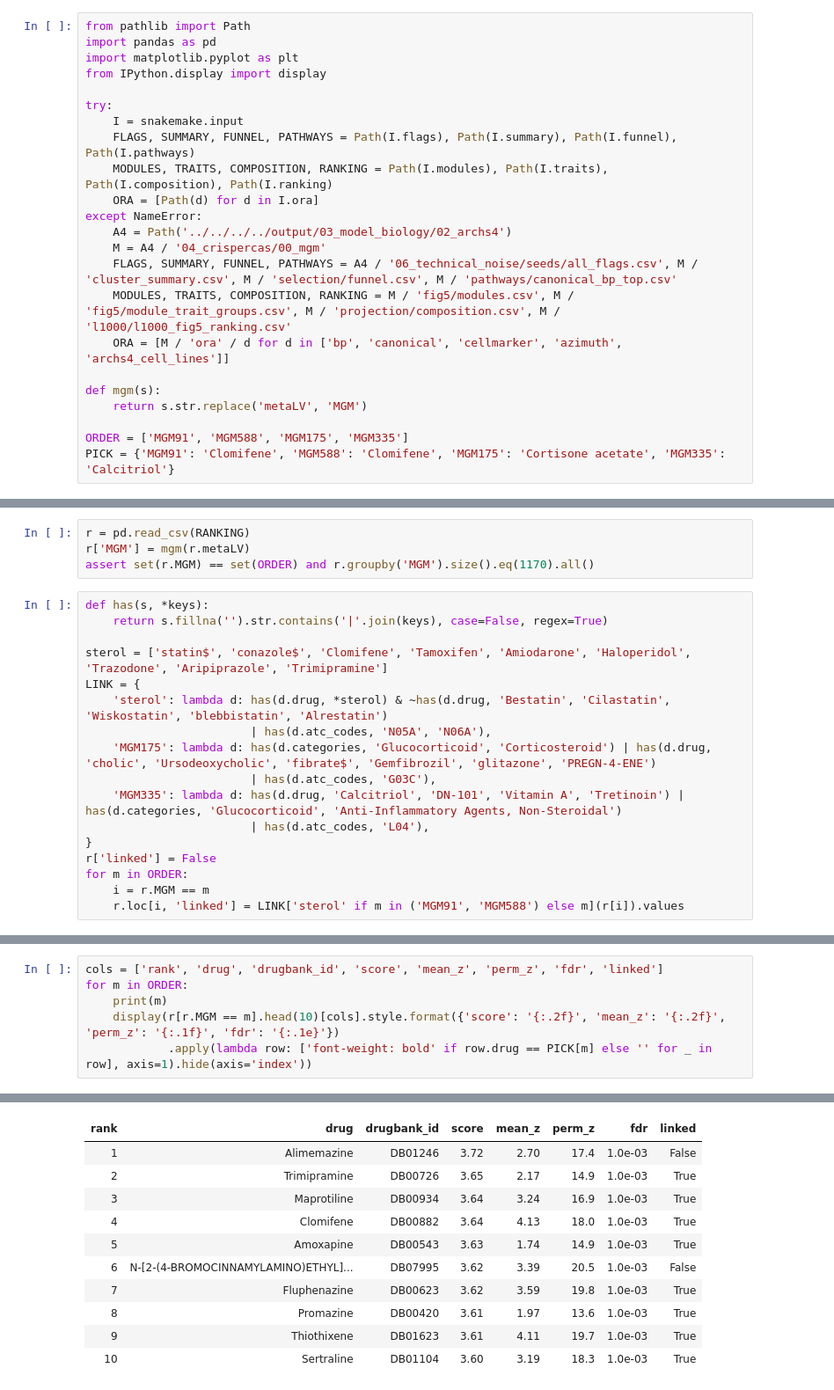
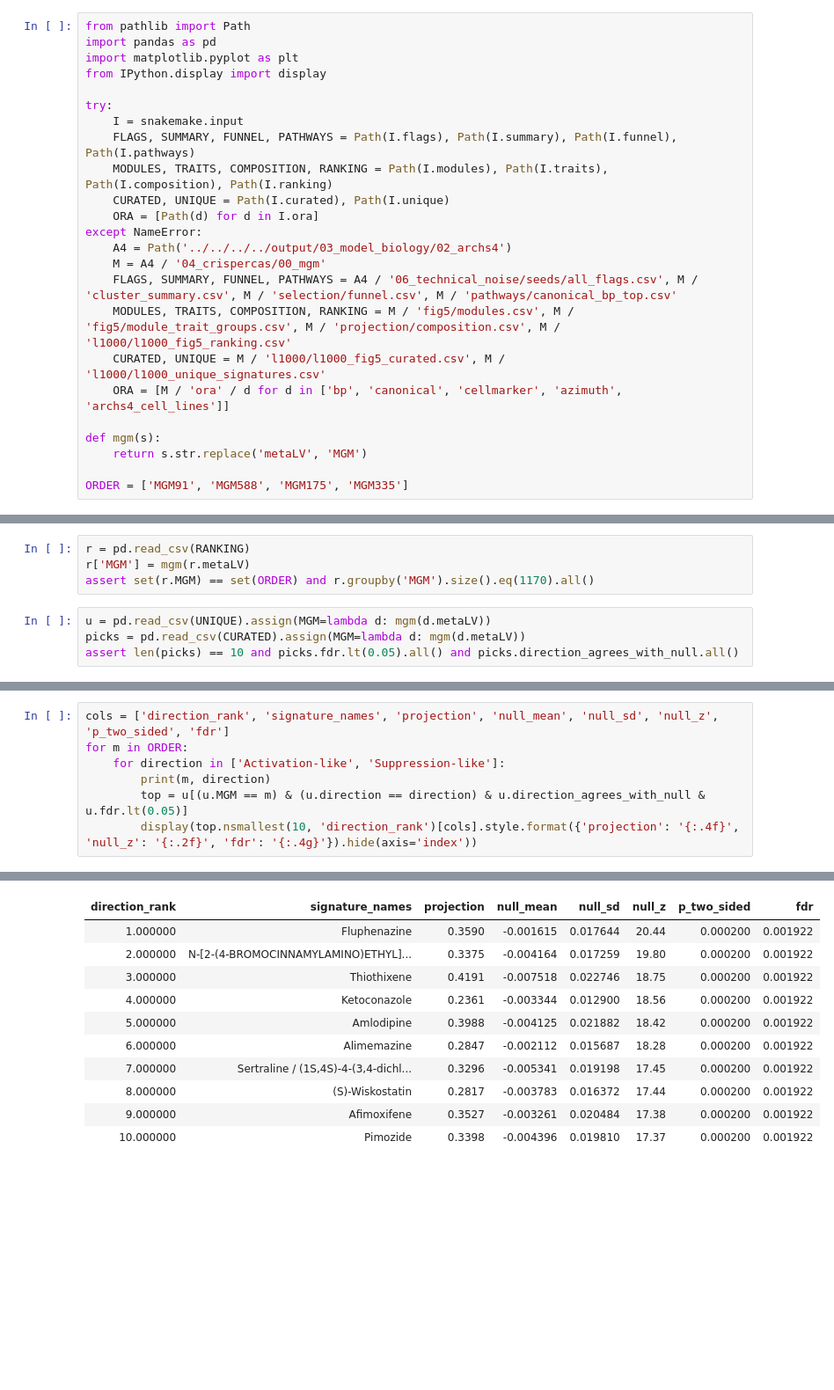
Before and after one commit to miltondp/clamp-analyses, a Jupyter notebook: nbs/03_model_biology/02_archs4/04_crispercas/00_mgm.executed.ipynb, the cells around one changed output, grey strips where cells are left out. Shown at 88% size. Saved outputs shown, nothing was run; the diff lists cells and outputs as text; blank space fills up the shorter version.

```diff
--- a/nbs/03_model_biology/02_archs4/04_crispercas/00_mgm.executed.ipynb
+++ b/nbs/03_model_biology/02_archs4/04_crispercas/00_mgm.executed.ipynb
@@ -12,19 +17,20 @@ try:
     I = snakemake.input
     FLAGS, SUMMARY, FUNNEL, PATHWAYS = Path(I.flags), Path(I.summary), Path(I.funnel), Path(I.pathways)
     MODULES, TRAITS, COMPOSITION, RANKING = Path(I.modules), Path(I.traits), Path(I.composition), Path(I.ranking)
+    CURATED, UNIQUE = Path(I.curated), Path(I.unique)
     ORA = [Path(d) for d in I.ora]
 except NameError:
     A4 = Path('../../../../output/03_model_biology/02_archs4')
     M = A4 / '04_crispercas/00_mgm'
     FLAGS, SUMMARY, FUNNEL, PATHWAYS = A4 / '06_technical_noise/seeds/all_flags.csv', M / 'cluster_summary.csv', M / 'selection/funnel.csv', M / 'pathways/canonical_bp_top.csv'
     MODULES, TRAITS, COMPOSITION, RANKING = M / 'fig5/modules.csv', M / 'fig5/module_trait_groups.csv', M / 'projection/composition.csv', M / 'l1000/l1000_fig5_ranking.csv'
+    CURATED, UNIQUE = M / 'l1000/l1000_fig5_curated.csv', M / 'l1000/l1000_unique_signatures.csv'
     ORA = [M / 'ora' / d for d in ['bp', 'canonical', 'cellmarker', 'azimuth', 'archs4_cell_lines']]
 
 def mgm(s):
     return s.str.replace('metaLV', 'MGM')
 
 ORDER = ['MGM91', 'MGM588', 'MGM175', 'MGM335']
-PICK = {'MGM91': 'Clomifene', 'MGM588': 'Clomifene', 'MGM175': 'Cortisone acetate', 'MGM335': 'Calcitriol'}
 # %%
 flags = pd.read_csv(FLAGS)
 noise = flags.groupby('model', sort=False).agg(lvs=('LV', 'size'), gene_level=('gene_flag', 'sum'),
@@ -179,20 +185,7 @@ r = pd.read_csv(RANKING)
 r['MGM'] = mgm(r.metaLV)
 assert set(r.MGM) == set(ORDER) and r.groupby('MGM').size().eq(1170).all()
 # %%
-def has(s, *keys):
-    return s.fillna('').str.contains('|'.join(keys), case=False, regex=True)
-
-sterol = ['statin$', 'conazole$', 'Clomifene', 'Tamoxifen', 'Amiodarone', 'Haloperidol', 'Trazodone', 'Aripiprazole', 'Trimipramine']
-LINK = {
-    'sterol': lambda d: has(d.drug, *sterol) & ~has(d.drug, 'Bestatin', 'Cilastatin', 'Wiskostatin', 'blebbistatin', 'Alrestatin')
-                        | has(d.atc_codes, 'N05A', 'N06A'),
-    'MGM175': lambda d: has(d.categories, 'Glucocorticoid', 'Corticosteroid') | has(d.drug, 'cholic', 'Ursodeoxycholic', 'fibrate$', 'Gemfibrozil', 'glitazone', 'PREGN-4-ENE')
-                        | has(d.atc_codes, 'G03C'),
-    'MGM335': lambda d: has(d.drug, 'Calcitriol', 'DN-101', 'Vitamin A', 'Tretinoin') | has(d.categories, 'Glucocorticoid', 'Anti-Inflammatory Agents, Non-Steroidal')
-                        | has(d.atc_codes, 'L04'),
-}
-r['linked'] = False
-for m in ORDER:
-    i = r.MGM == m
-    r.loc[i, 'linked'] = LINK['sterol' if m in ('MGM91', 'MGM588') else m](r[i]).values
+u = pd.read_csv(UNIQUE).assign(MGM=lambda d: mgm(d.metaLV))
+picks = pd.read_csv(CURATED).assign(MGM=lambda d: mgm(d.metaLV))
+assert len(picks) == 10 and picks.fdr.lt(0.05).all() and picks.direction_agrees_with_null.all()
 # %%
@@ -211,7 +218,8 @@ display(picks.set_index('MGM')[['drug', 'rank', 'score', 'perm_z', 'perm_p', 'fd
 # %%
-cols = ['rank', 'drug', 'drugbank_id', 'score', 'mean_z', 'perm_z', 'fdr', 'linked']
+cols = ['direction_rank', 'signature_names', 'projection', 'null_mean', 'null_sd', 'null_z', 'p_two_sided', 'fdr']
 for m in ORDER:
-    print(m)
-    display(r[r.MGM == m].head(10)[cols].style.format({'score': '{:.2f}', 'mean_z': '{:.2f}', 'perm_z': '{:.1f}', 'fdr': '{:.1e}'})
-            .apply(lambda row: ['font-weight: bold' if row.drug == PICK[m] else '' for _ in row], axis=1).hide(axis='index'))
+    for direction in ['Activation-like', 'Suppression-like']:
+        print(m, direction)
+        top = u[(u.MGM == m) & (u.direction == direction) & u.direction_agrees_with_null & u.fdr.lt(0.05)]
+        display(top.nsmallest(10, 'direction_rank')[cols].style.format({'projection': '{:.4f}', 'null_z': '{:.2f}', 'fdr': '{:.4g}'}).hide(axis='index'))
 # %% [output]
@@ -219,11 +227,11 @@ MGM91
-| rank | drug | drugbank_id | score | mean_z | perm_z | fdr | linked |
-| 1 | Alimemazine | DB01246 | 3.72 | 2.70 | 17.4 | 1.0e-03 | False |
-| 2 | Trimipramine | DB00726 | 3.65 | 2.17 | 14.9 | 1.0e-03 | True |
-| 3 | Maprotiline | DB00934 | 3.64 | 3.24 | 16.9 | 1.0e-03 | True |
-| 4 | Clomifene | DB00882 | 3.64 | 4.13 | 18.0 | 1.0e-03 | True |
-| 5 | Amoxapine | DB00543 | 3.63 | 1.74 | 14.9 | 1.0e-03 | True |
-| 6 | N-[2-(4-BROMOCINNAMYLAMINO)ETHYL]... | DB07995 | 3.62 | 3.39 | 20.5 | 1.0e-03 | False |
-| 7 | Fluphenazine | DB00623 | 3.62 | 3.59 | 19.8 | 1.0e-03 | True |
-| 8 | Promazine | DB00420 | 3.61 | 1.97 | 13.6 | 1.0e-03 | True |
-| 9 | Thiothixene | DB01623 | 3.61 | 4.11 | 19.7 | 1.0e-03 | True |
-| 10 | Sertraline | DB01104 | 3.60 | 3.19 | 18.3 | 1.0e-03 | True |
+| direction_rank | signature_names | projection | null_mean | null_sd | null_z | p_two_sided | fdr |
+| 1.000000 | Fluphenazine | 0.3590 | -0.001615 | 0.017644 | 20.44 | 0.000200 | 0.001922 |
+| 2.000000 | N-[2-(4-BROMOCINNAMYLAMINO)ETHYL]... | 0.3375 | -0.004164 | 0.017259 | 19.80 | 0.000200 | 0.001922 |
+| 3.000000 | Thiothixene | 0.4191 | -0.007518 | 0.022746 | 18.75 | 0.000200 | 0.001922 |
+| 4.000000 | Ketoconazole | 0.2361 | -0.003344 | 0.012900 | 18.56 | 0.000200 | 0.001922 |
+| 5.000000 | Amlodipine | 0.3988 | -0.004125 | 0.021882 | 18.42 | 0.000200 | 0.001922 |
+| 6.000000 | Alimemazine | 0.2847 | -0.002112 | 0.015687 | 18.28 | 0.000200 | 0.001922 |
+| 7.000000 | Sertraline / (1S,4S)-4-(3,4-dichl... | 0.3296 | -0.005341 | 0.019198 | 17.45 | 0.000200 | 0.001922 |
+| 8.000000 | (S)-Wiskostatin | 0.2817 | -0.003783 | 0.016372 | 17.44 | 0.000200 | 0.001922 |
+| 9.000000 | Afimoxifene | 0.3527 | -0.003261 | 0.020484 | 17.38 | 0.000200 | 0.001922 |
+| 10.000000 | Pimozide | 0.3398 | -0.004396 | 0.019810 | 17.37 | 0.000200 | 0.001922 |
```
Also changed, not shown: parts of 6 cells of this notebook, 25 other files.
